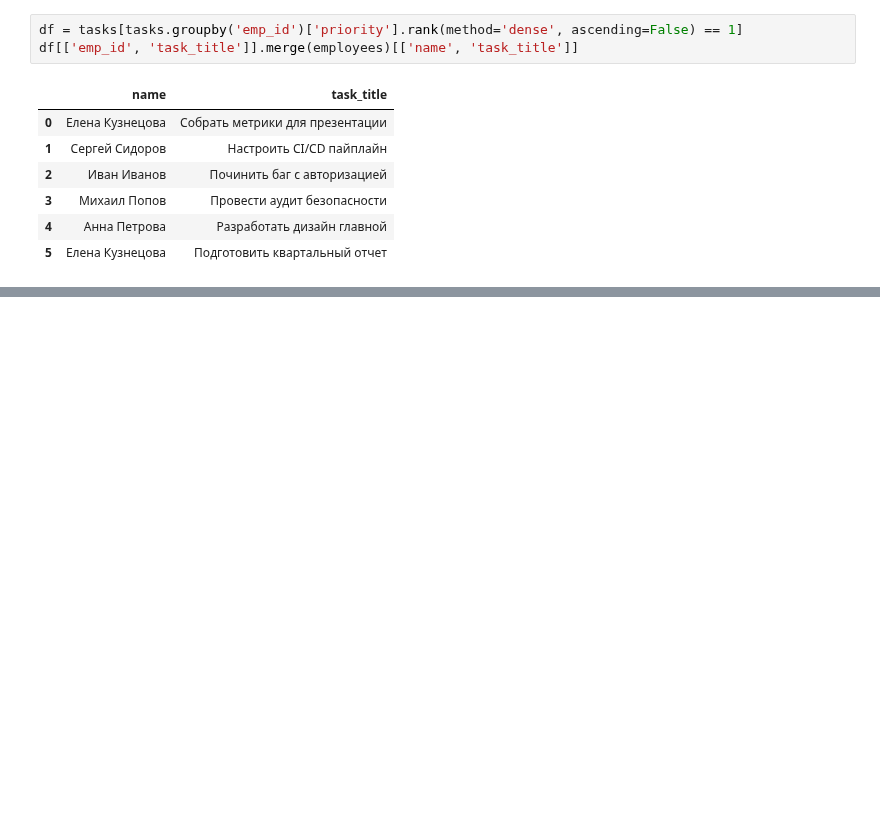
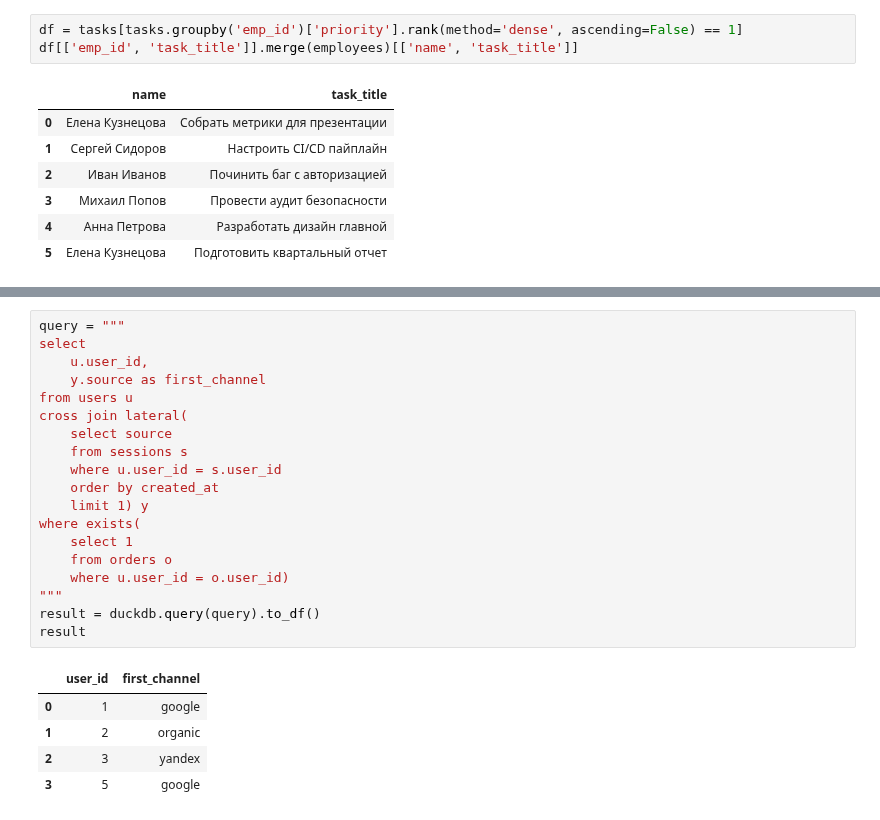
Before and after one commit to Praldmur/Tasks, a Jupyter notebook: simulator_sql.ipynb, the cells around one changed output, grey strips where cells are left out. Drawn from its saved outputs; the diff is of its cells as text; blank space fills up the shorter version.

```diff
--- a/simulator_sql.ipynb
+++ b/simulator_sql.ipynb
@@ -1390,0 +1493,25 @@ df[['emp_id', 'task_title']].merge(employees)[['name', 'task_title']]
+# %%
+query = """
+select
+    u.user_id,
+    y.source as first_channel
+from users u
+cross join lateral(
+    select source
+    from sessions s
+    where u.user_id = s.user_id
+    order by created_at
+    limit 1) y
+where exists(
+    select 1
+    from orders o
+    where u.user_id = o.user_id)
+"""
+result = duckdb.query(query).to_df()
+result
+# %% [output]
+|  | user_id | first_channel |
+| 0 | 1 | google |
+| 1 | 2 | organic |
+| 2 | 3 | yandex |
+| 3 | 5 | google |
```
Also changed, not shown: parts of 4 cells of this notebook.
